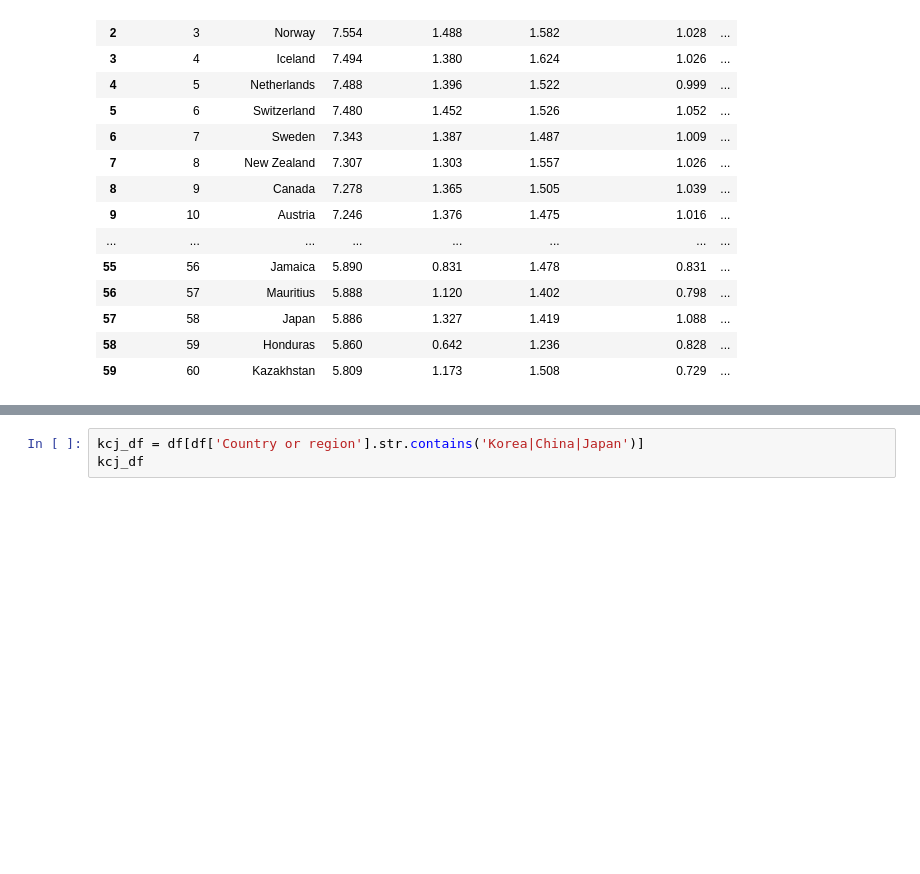
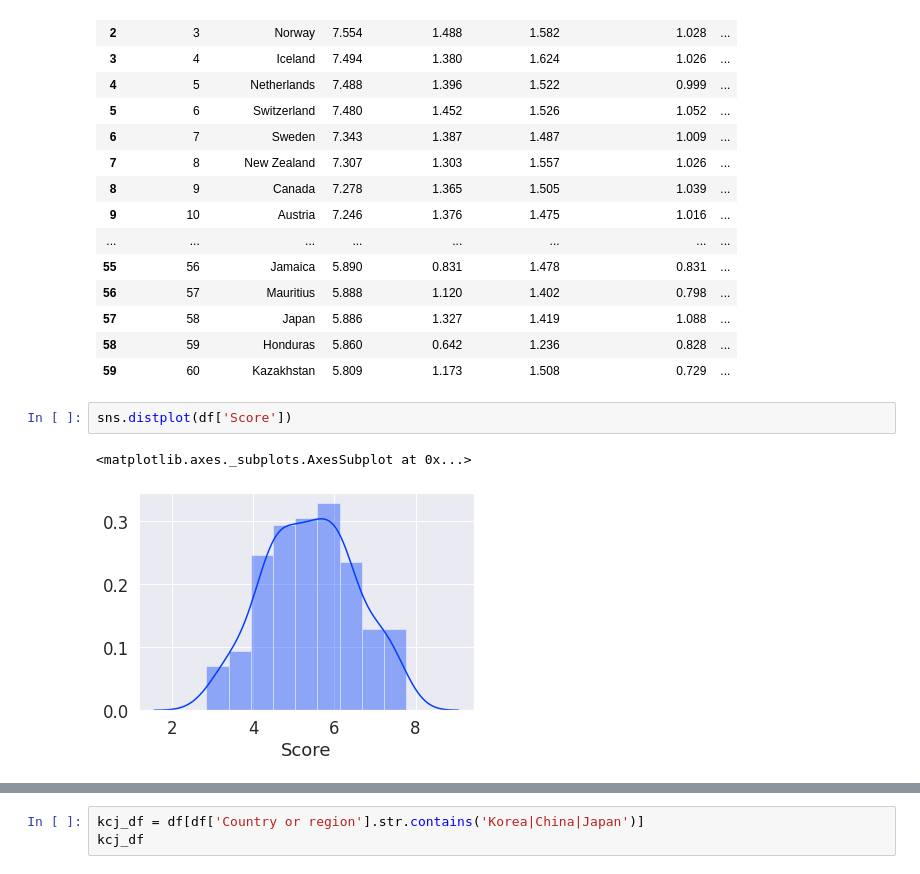
Before and after one commit to sa96102/Python_exam, a Jupyter notebook: Happiness_Report.ipynb, the cells around one changed output, grey strips where cells are left out. Saved outputs shown, nothing was run; the diff lists cells and outputs as text; blank space fills up the shorter version.

```diff
--- a/Happiness_Report.ipynb
+++ b/Happiness_Report.ipynb
@@ -174,3 +170,8 @@ df.head(60)
 | 57 | 58 | Japan | 5.886 | 1.327 | 1.419 | 1.088 | ... |
 | 58 | 59 | Honduras | 5.860 | 0.642 | 1.236 | 0.828 | ... |
 | 59 | 60 | Kazakhstan | 5.809 | 1.173 | 1.508 | 0.729 | ... |
+# %%
+sns.distplot(df['Score'])
+# %% [output]
+<matplotlib.axes._subplots.AxesSubplot at 0x...>
+[figure, added]
```
Also changed, not shown: parts of 4 cells of this notebook.
